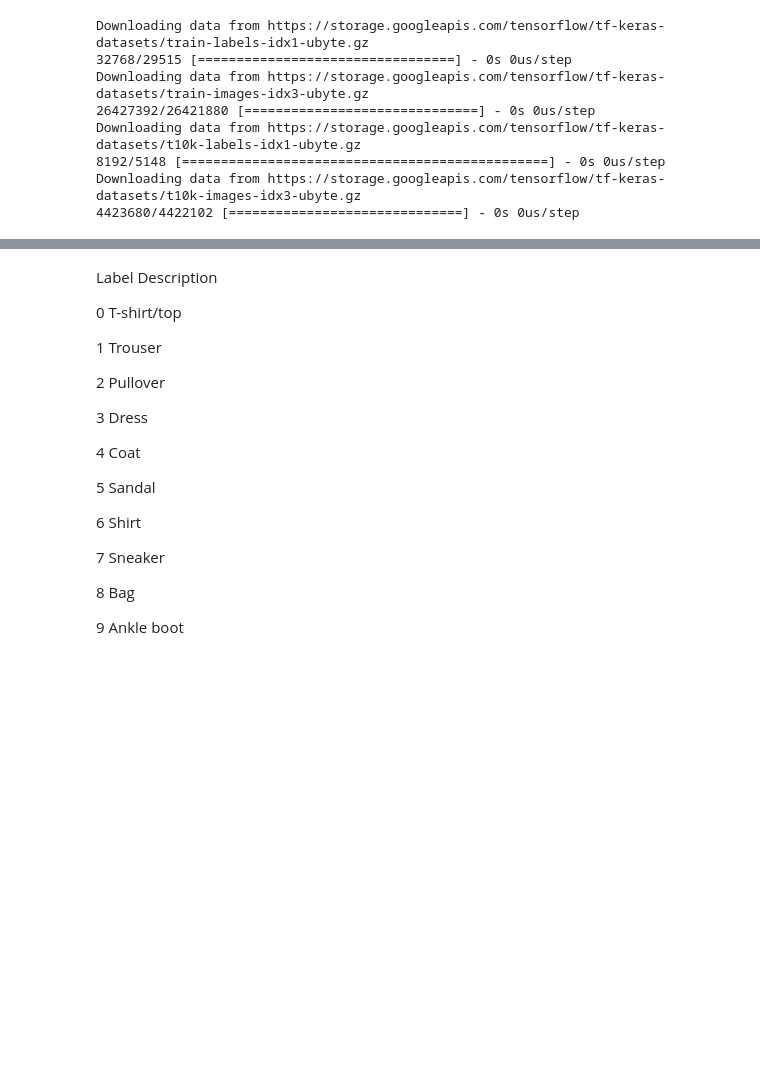
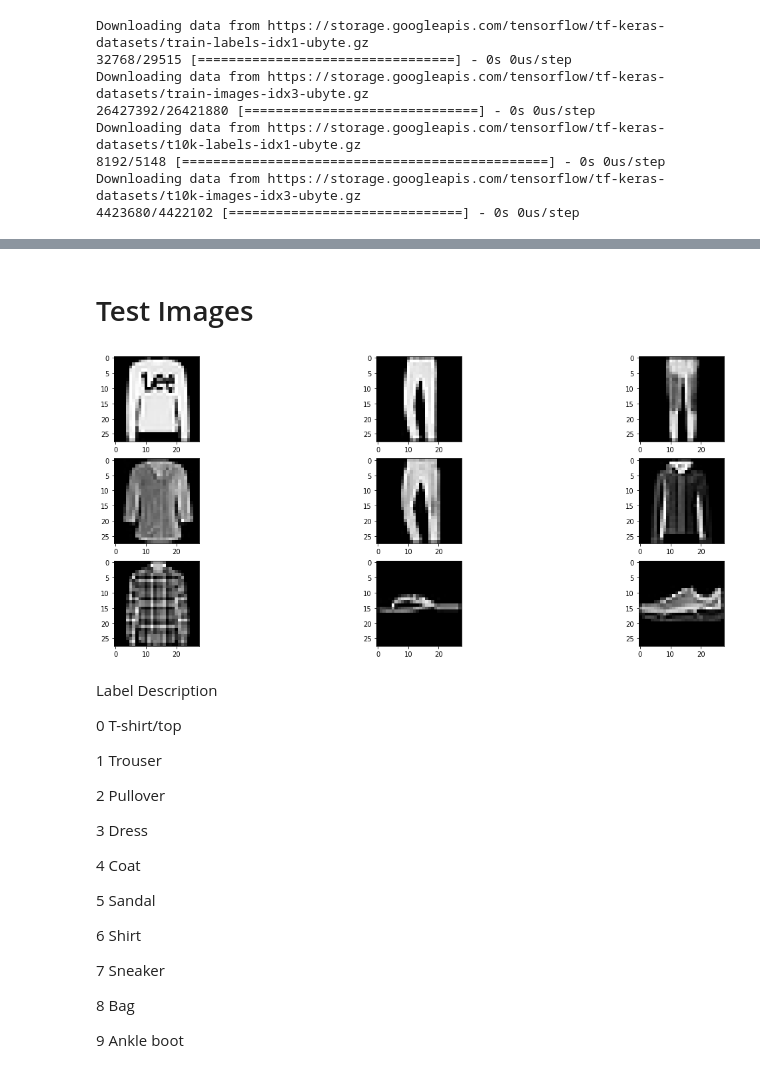
Before and after one commit to Aethernyx/Vans_Product_Classifier, a Jupyter notebook: Vans_Product_Classification_Model.ipynb, the cells around one changed output, grey strips where cells are left out. Saved outputs shown, nothing was run; the diff lists cells and outputs as text; code cells hidden in the pictures; blank space fills up the shorter version.

```diff
--- a/Vans_Product_Classification_Model.ipynb
+++ b/Vans_Product_Classification_Model.ipynb
@@ -47,3 +53,13 @@ Mounted at /content/drive
+# %% [markdown]
+# Test Images
+# %%
+plt.figure(figsize=(20, 8))
+
+for i in range(1, 10):
+  plt.subplot(3, 3, i)
+  plt.imshow(X_test[i], cmap='gray')
+# %% [output]
+[figure, added]
 # %%
 path = '/content/drive/My Drive/Google_Colab/Vans_Image_Classifier'
 os.chdir(path)
```
Also changed, not shown: parts of 65 cells of this notebook.
